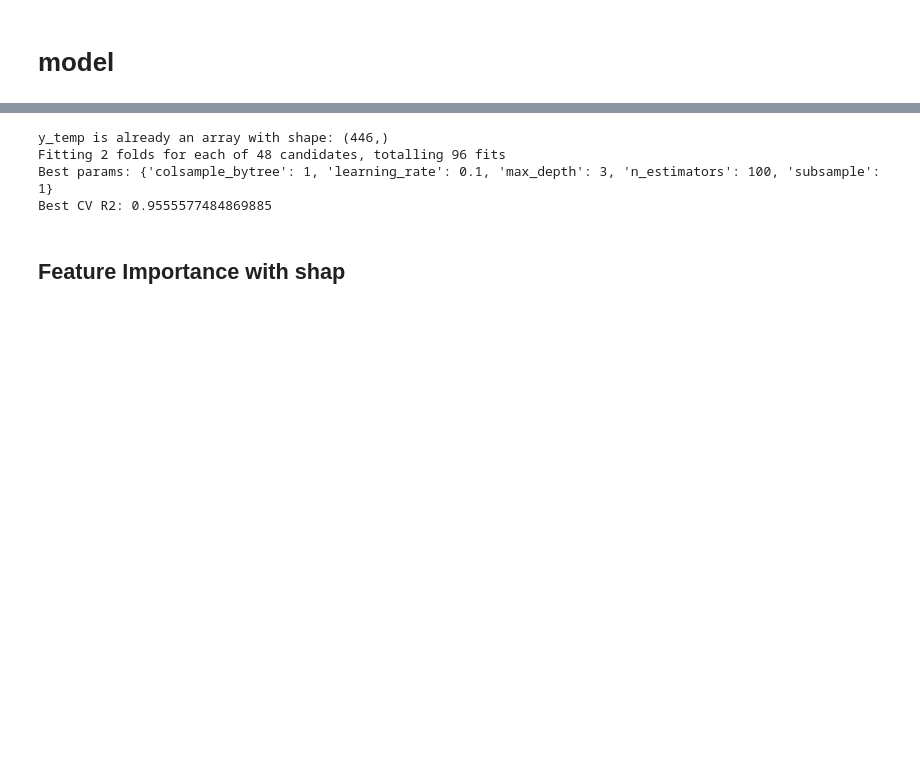
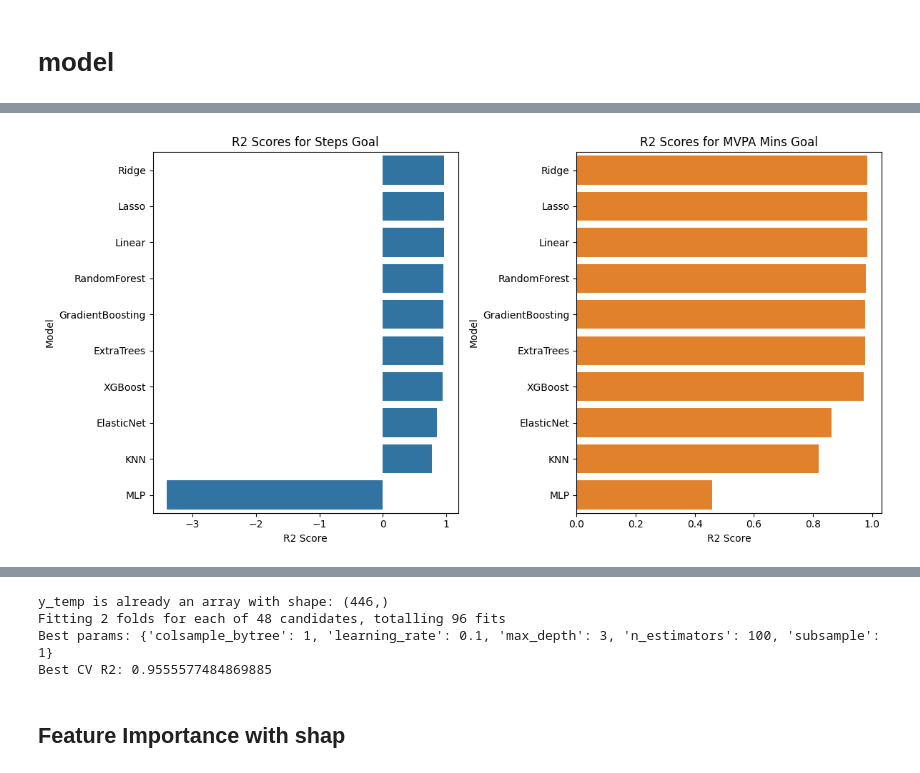
Before and after one commit to aliowx/activity-goal-prediction, a Jupyter notebook: notebook/model.ipynb, the cells around one changed output, grey strips where cells are left out. Cells and saved outputs as stored; diff of their text form; code cells hidden in the pictures; blank space fills up the shorter version.

Commit message:
feat:✍  new up model

```diff
--- a/notebook/model.ipynb
+++ b/notebook/model.ipynb
@@ -342,0 +360,20 @@ MLP                  444.479846      571.938994
+# %%
+plt.figure(figsize=(12, 6))
+plt.subplot(1, 2, 1)
+sns.barplot(x=df_cv_results['step_goal_R2'], y=df_cv_results.index, color='#1f77b4')
+plt.title('R2 Scores for Steps Goal')
+plt.xlabel('R2 Score')
+plt.ylabel('Model')
+
+plt.subplot(1, 2, 2)
+sns.barplot(x=df_cv_results['mvpa_goal_R2'], y=df_cv_results.index, color='#ff7f0e')
+plt.title('R2 Scores for MVPA Mins Goal')
+plt.xlabel('R2 Score')
+plt.ylabel('Model')
+
+plt.tight_layout()
+plt.savefig('../photo/r2_comparison.png')
+plt.show()
+logger.info("R2 comparison plots saved as '../photo/r2_comparison.png'")
+# %% [output]
+[figure, added]
```
Also changed, not shown: parts of 15 cells of this notebook, 1 other file.
